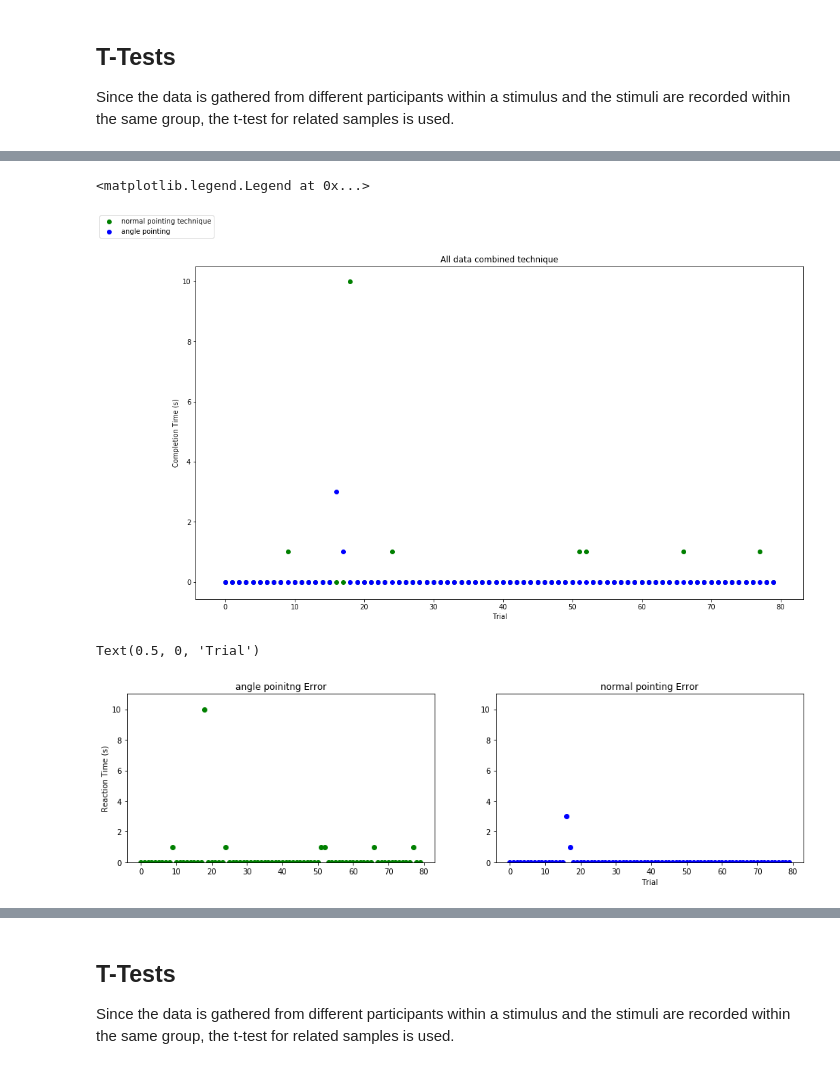
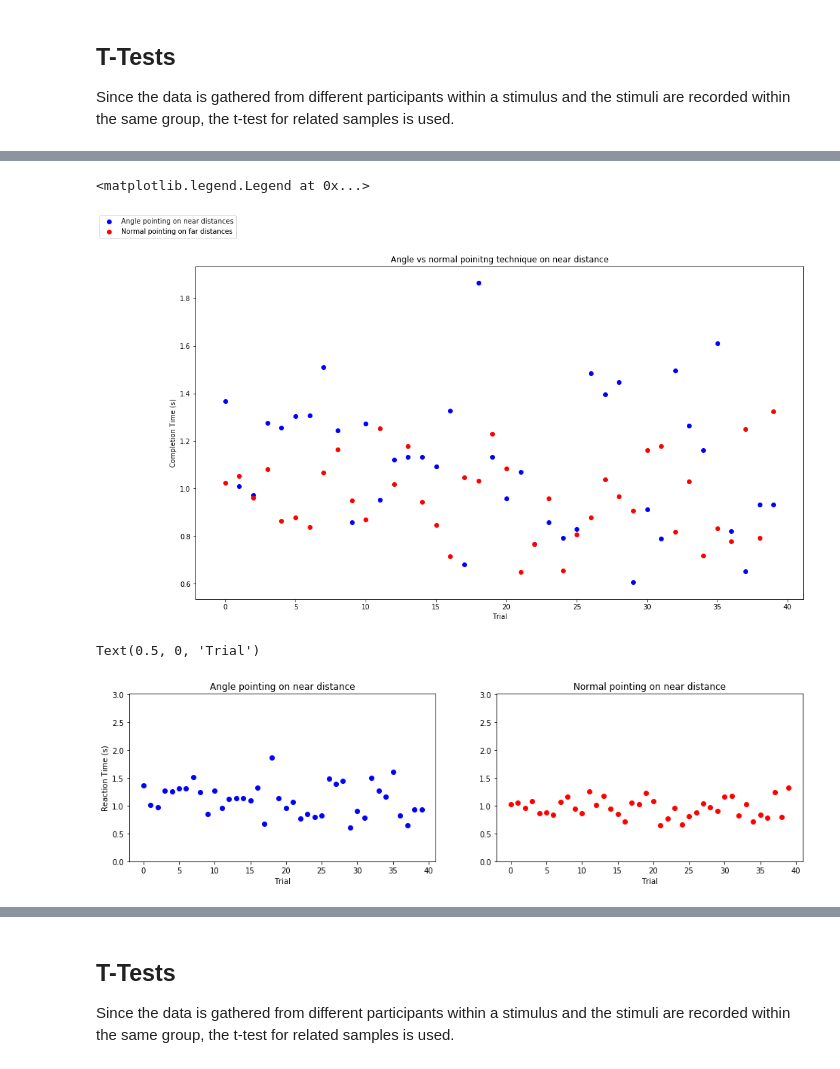
Before and after one commit to ChristophToegel/ITT2019_GruppeD_1, a Jupyter notebook: Blatt_5/pointing_technique_experiment.ipynb, the cells around one changed output, grey strips where cells are left out. Saved outputs shown, nothing was run; the diff lists cells and outputs as text; code cells hidden in the pictures.

```diff
--- a/Blatt_5/pointing_technique_experiment.ipynb
+++ b/Blatt_5/pointing_technique_experiment.ipynb
@@ -49,19 +54,20 @@ import matplotlib.pyplot as plt
 from matplotlib import rcParams
 # %%
 # read the data
-full_data = pd.read_csv("experiment_result_final.csv", delimiter = ";")
+full_data = pd.read_csv("experiment_alldata.csv", delimiter = ";")
 
 # A stands for Angel Mouse, P for normal poinitng
 # F for far diastance, N for near distance
 # get data for every stimulus
-data_AN = full_data[(full_data["new_pointing_technique"] == True) & (full_data["distance"] == 60 )]["task_completion_time"]
-data_AF = full_data[(full_data["new_pointing_technique"] == True) & (full_data["distance"] == 400 )]["task_completion_time"]
-data_PN = full_data[(full_data["new_pointing_technique"] == False) & (full_data["distance"] == 60 )]["task_completion_time"]
-data_PF = full_data[(full_data["new_pointing_technique"] == False) & (full_data["distance"] == 400 )]["task_completion_time"]
+data_AN = full_data[(full_data["new_pointing_technique"] == True)
+                      & (full_data["distance"] == 'NEAR' )]["task_completion_time"]
+data_AF = full_data[(full_data["new_pointing_technique"] == True)
+                      & (full_data["distance"] == 'FAR' )]["task_completion_time"]
+data_PN = full_data[(full_data["new_pointing_technique"] == False)
+                      & (full_data["distance"] == 'NEAR' )]["task_completion_time"]
+data_PF = full_data[(full_data["new_pointing_technique"] == False)
+                      & (full_data["distance"] == 'FAR' )]["task_completion_time"]
 
 data_A = full_data[(full_data["new_pointing_technique"] == True)]["task_completion_time"]
 data_P = full_data[(full_data["new_pointing_technique"] == False)]["task_completion_time"]
-
-data_A_E = full_data[(full_data["new_pointing_technique"] == True)]["errors"]
-data_P_E = full_data[(full_data["new_pointing_technique"] == False)]["errors"]
 # %% [markdown]
@@ -152,45 +153,45 @@ In contrast to previous expectations, all 4 distributions are very similar to ea
 rcParams['figure.figsize'] = (16,9)
 
 # get y axis length
-ordinate = range(len(data_P_E))
+ordinate = range(len(data_AN))
 
 graph = plt.figure()
 plot_whole = graph.add_subplot(111)
 
 # add data for each participant
-plot_whole.scatter(ordinate, list(data_A_E), c="g",
-                   label="normal pointing technique")
-plot_whole.scatter(ordinate, list(data_P_E), c="b",
-                   label="angle pointing")
-plot_whole.title.set_text("All data combined technique")
+plot_whole.scatter(ordinate, list(data_AN), c="b",
+                   label="Angle pointing on near distances")
+plot_whole.scatter(ordinate, list(data_PN), c="r",
+                   label="Normal pointing on far distances")
+plot_whole.title.set_text("Angle vs normal poinitng technique on near distance")
 plot_whole.set_xlabel("Trial")
-plot_whole.set_ylabel("Click Errors")
+plot_whole.set_ylabel("Completion Time (s)")
 
 # show legend
 graph.legend(loc="upper left")
 # %% [output]
 <matplotlib.legend.Legend at 0x...>
-[figure, old version]
+[figure, new version]
 # %%
-# create new figure with 4 subplots on a 2x2 grid
 graph2 = plt.figure()
 
 # norm all the y-axes
-ymax = full_data["errors"].max() + 1
+ymax = full_data["task_completion_time"].max() + 1
 
 # draw graphs
 plot_11 = graph2.add_subplot(221)
-plot_11.scatter(ordinate, list(data_A_E), c="g")
-plot_11.title.set_text("angle poinitng Error")
+plot_11.scatter(ordinate, list(data_AN), c="b")
+plot_11.title.set_text("Angle pointing on near distance")
 plot_11.set_ylim([0, ymax])
 plot_11.set_ylabel("Reaction Time (s)")
+plot_11.set_xlabel("Trial")
 
 plot_21 = graph2.add_subplot(222)
-plot_21.scatter(ordinate, list(data_P_E), c="b")
-plot_21.title.set_text("normal pointing Error")
+plot_21.scatter(ordinate, list(data_PN), c="r")
+plot_21.title.set_text("Normal pointing on near distance")
 plot_21.set_ylim([0, ymax])
 plot_21.set_xlabel("Trial")
 # %% [output]
 Text(0.5, 0, 'Trial')
-[figure, old version]
+[figure, new version]
 # %%
```
Also changed, not shown: parts of 20 cells of this notebook, 3 other files.
